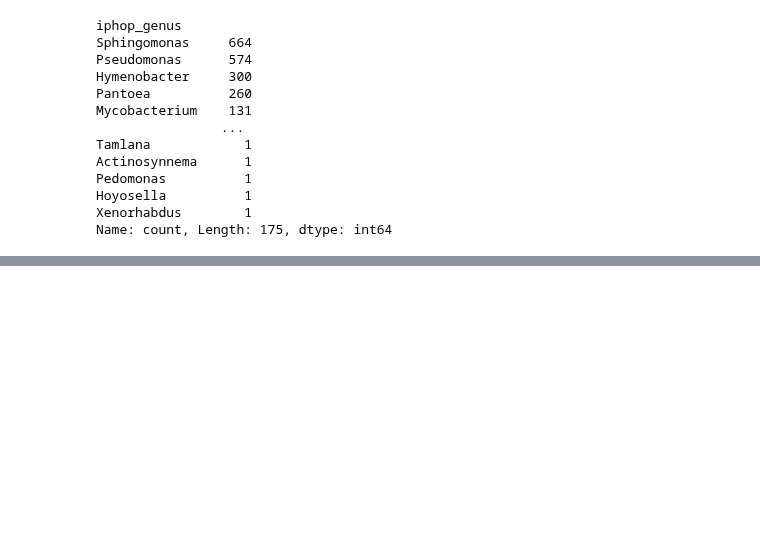
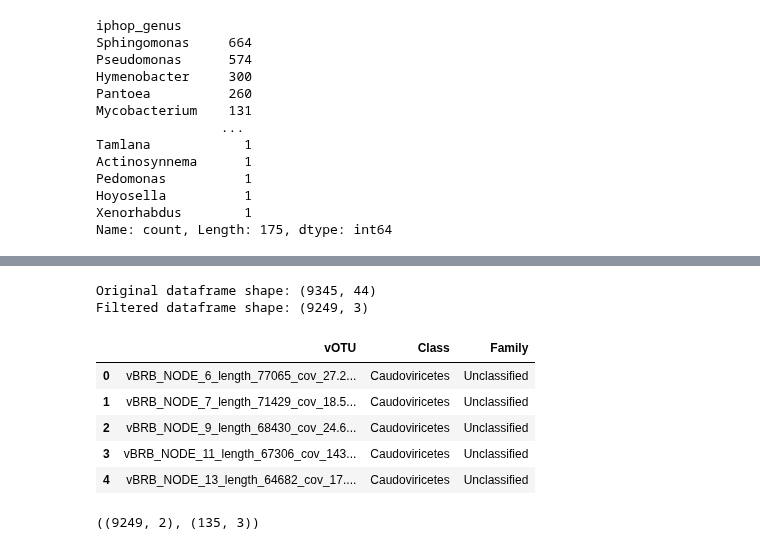
Before and after one commit to spicadust/llm-matrix, a Jupyter notebook: notebooks/dataset.ipynb, the cells around one changed output, grey strips where cells are left out. Saved outputs shown, nothing was run; the diff lists cells and outputs as text; code cells hidden in the pictures; blank space fills up the shorter version.

```diff
--- a/notebooks/dataset.ipynb
+++ b/notebooks/dataset.ipynb
@@ -151,3 +145,3 @@ metadata.to_csv("../dataset/metadata_cleaned.tsv", sep="\t", index=False)
 # %%
-metadata_cleaned = pd.read_csv("../dataset/metadata_cleaned.tsv", sep="\t")
+metadata_millard_cleaned = pd.read_csv("../dataset/metadata_millard_cleaned.tsv", sep="\t")
 # %%
@@ -282,5 +287,13 @@ Name: count, Length: 175, dtype: int64
 with open("../dataset/metadata_counts_matrix.txt", "w") as f:
     f.write("=== Host Genus Counts ===\n")
     f.write(metadata_matrix["iphop_genus"].value_counts().to_string())
+    f.write("\n\n===Host Family Counts ===\n")
+    f.write(metadata_matrix["iphop_family"].value_counts().to_string())
+    f.write("\n\n===Host Order Counts ===\n")
+    f.write(metadata_matrix["iphop_order"].value_counts().to_string())
+    f.write("\n\n===Host Class Counts ===\n")
+    f.write(metadata_matrix["iphop_class"].value_counts().to_string())
+    f.write("\n\n===Host Phylum Counts ===\n")
+    f.write(metadata_matrix["iphop_phylum"].value_counts().to_string())
     f.write("\n\n=== Taxonomy Counts ===\n")
     f.write(metadata_matrix["geNomad_taxonomy"].value_counts().to_string())
@@ -286,0 +369,13 @@ with open("../dataset/metadata_counts_matrix.txt", "w") as f:
+# %%
+print(f"Original dataframe shape: {metadata_matrix.shape}")
+print(f"Filtered dataframe shape: {metadata_matrix_class_family.shape}")
+metadata_matrix_class_family.head()
+# %% [output]
+Original dataframe shape: (9345, 44)
+Filtered dataframe shape: (9249, 3)
+|  | vOTU | Class | Family |
+| 0 | vBRB_NODE_6_length_77065_cov_27.2... | Caudoviricetes | Unclassified |
+| 1 | vBRB_NODE_7_length_71429_cov_18.5... | Caudoviricetes | Unclassified |
+| 2 | vBRB_NODE_9_length_68430_cov_24.6... | Caudoviricetes | Unclassified |
+| 3 | vBRB_NODE_11_length_67306_cov_143... | Caudoviricetes | Unclassified |
+| 4 | vBRB_NODE_13_length_64682_cov_17.... | Caudoviricetes | Unclassified |
@@ -286,0 +390,4 @@ with open("../dataset/metadata_counts_matrix.txt", "w") as f:
+# %%
+metadata_matrix_class.shape, metadata_matrix_family.shape
+# %% [output]
+((9249, 2), (135, 3))
```
Also changed, not shown: parts of 29 cells of this notebook.
